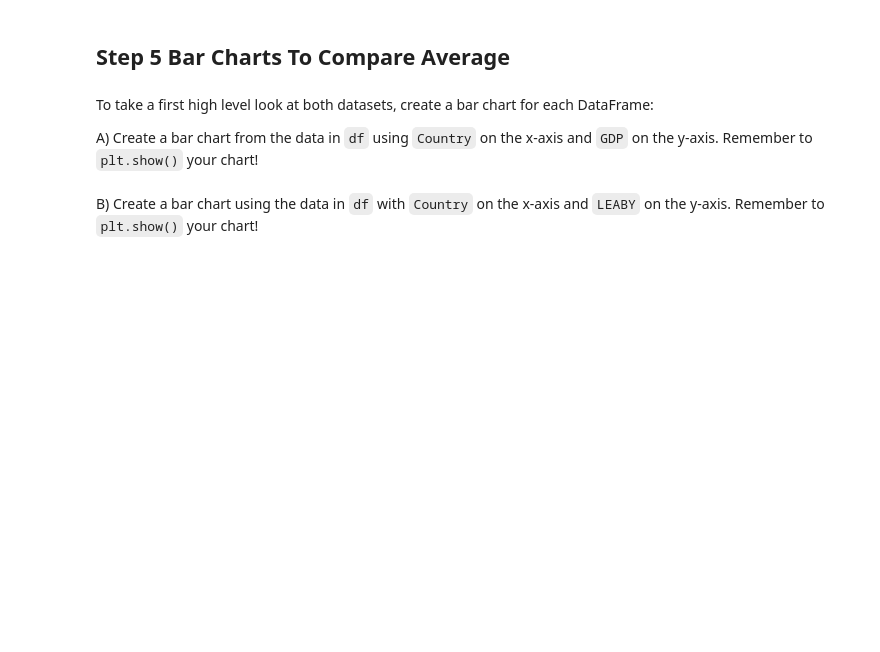
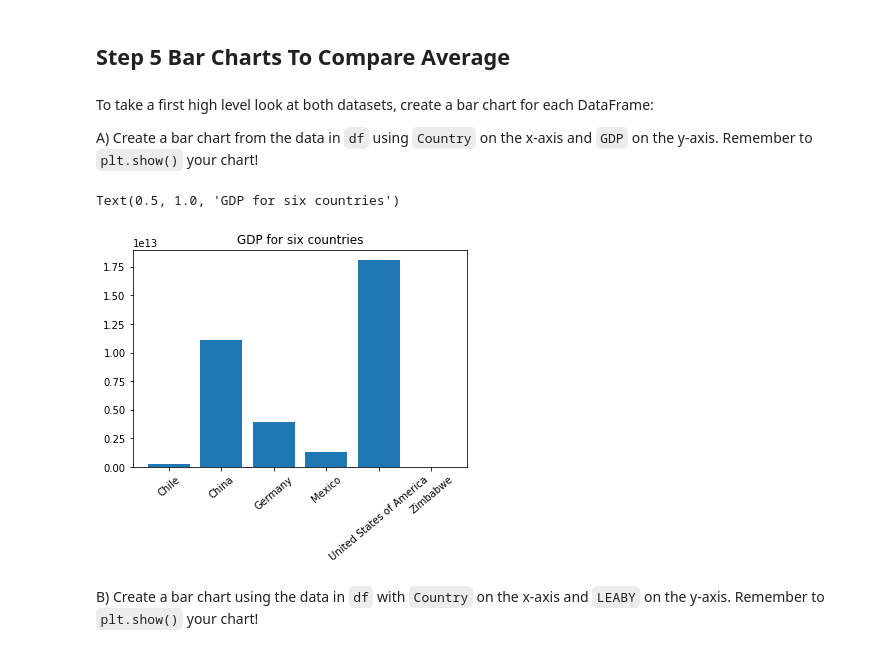
Before and after one commit to zongpoljkk/Life_Expectancy-GDP, a Jupyter notebook: life_expectancy_gdp.ipynb, the cells around one changed output. Drawn from its saved outputs; the diff is of its cells as text; code cells hidden in the pictures; blank space fills up the shorter version.

```diff
--- a/life_expectancy_gdp.ipynb
+++ b/life_expectancy_gdp.ipynb
@@ -76,5 +88,7 @@ What do you notice? The first two column names are one word each, and the third
 Use Pandas to change the name of the last column to `LEABY`.
 
 Hint: Use `.rename()`. [You can read the documentation here.](https://pandas.pydata.org/pandas-docs/stable/generated/pandas.DataFrame.rename.html)). </font>
+# %%
+df.rename(columns={"Life expectancy at birth (years)":"LEABY"}, inplace=True)
 # %% [markdown]
 Run `df.head()` again to check your new column name worked.
@@ -87,6 +110,17 @@ To take a first high level look at both datasets, create a bar chart for each Da
 
 A) Create a bar chart from the data in `df` using `Country` on the x-axis and `GDP` on the y-axis.
 Remember to `plt.show()` your chart!
+# %%
+# ax = plt.subplot()
+plt.bar(df.Country, df.GDP)
+# country_list = ["Chile", "China", "Germany", "Mexico", "United States", "Zimbabwe"]
+# ax.set_xticks(range(len(country_list)))
+# ax.set_xticklabels(country_list, rotation=40)
+plt.xticks(rotation=40)
+plt.title("GDP for six countries")
+# %% [output]
+Text(0.5, 1.0, 'GDP for six countries')
+[figure, added]
 # %% [markdown]
 B) Create a bar chart using the data in `df` with `Country` on the x-axis and `LEABY` on the y-axis.
 Remember to `plt.show()` your chart!
```
Also changed, not shown: parts of 20 cells of this notebook.
